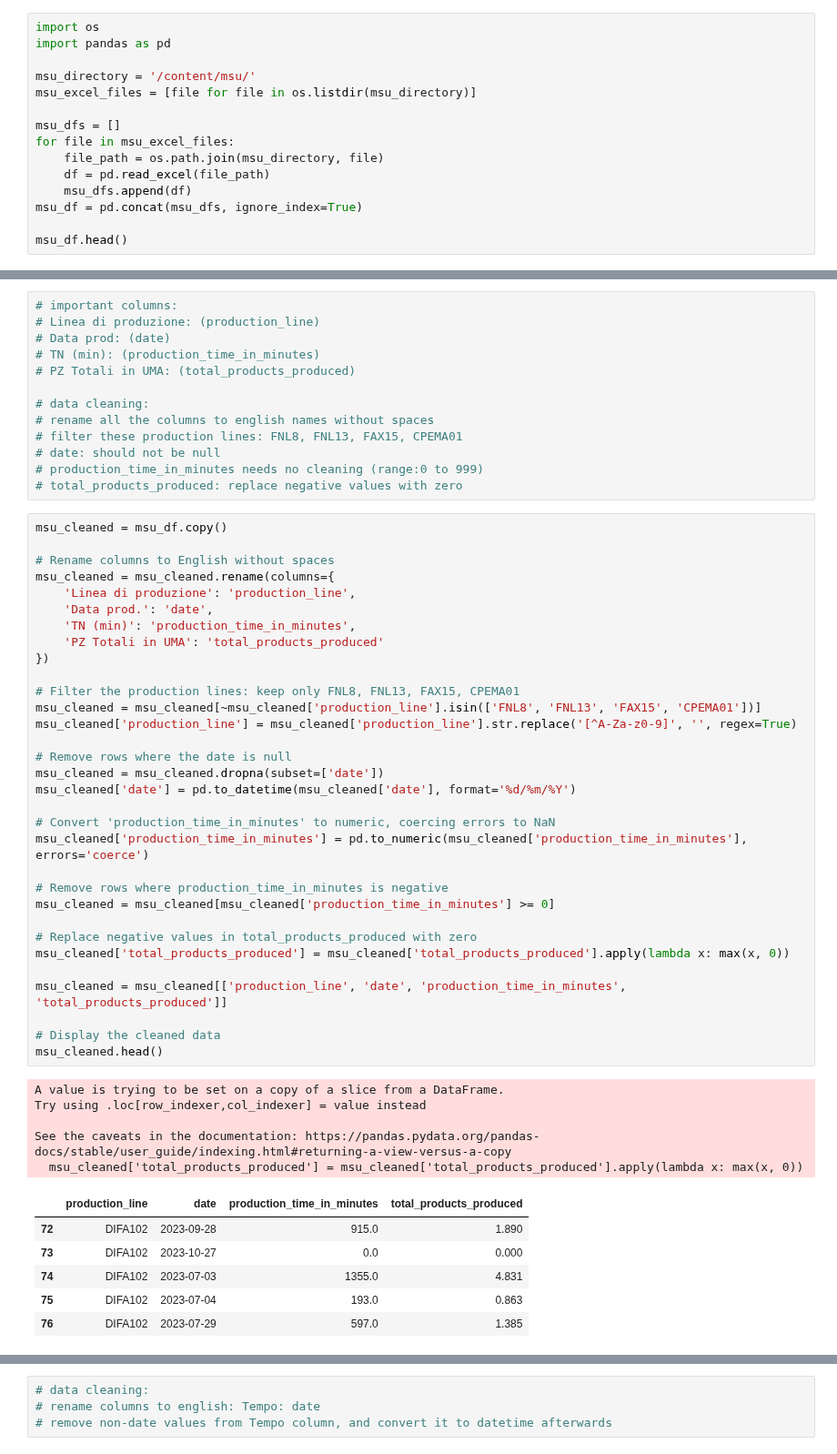
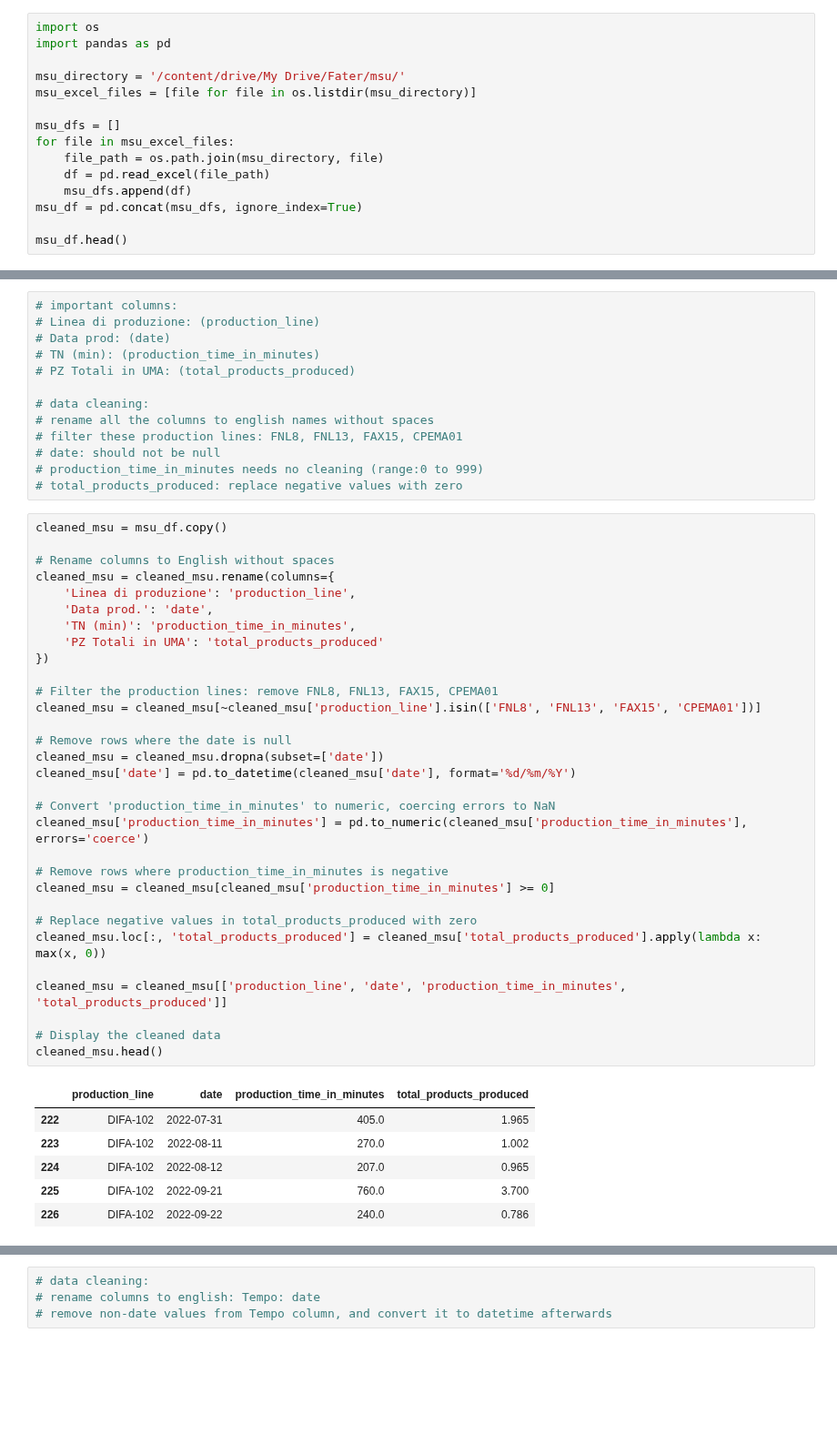
Before and after one commit to NiloofarSoltani-2/Pescara_Energy_Consumption, a Jupyter notebook: Pescara_Energy_Consumption.ipynb, the cells around one changed output, grey strips where cells are left out. Shown at 91% size. Drawn from its saved outputs; the diff is of its cells as text; blank space fills up the shorter version.

```diff
--- a/Pescara_Energy_Consumption.ipynb
+++ b/Pescara_Energy_Consumption.ipynb
@@ -55,7 +40,7 @@ Everything up-to-date
 import os
 import pandas as pd
 
-msu_directory = '/content/msu/'
+msu_directory = '/content/drive/My Drive/Fater/msu/'
 msu_excel_files = [file for file in os.listdir(msu_directory)]
 
 msu_dfs = []
@@ -121,47 +73,41 @@ result.head(100)
 # production_time_in_minutes needs no cleaning (range:0 to 999)
 # total_products_produced: replace negative values with zero
 # %%
-msu_cleaned = msu_df.copy()
+cleaned_msu = msu_df.copy()
 
 # Rename columns to English without spaces
-msu_cleaned = msu_cleaned.rename(columns={
+cleaned_msu = cleaned_msu.rename(columns={
     'Linea di produzione': 'production_line',
     'Data prod.': 'date',
     'TN (min)': 'production_time_in_minutes',
     'PZ Totali in UMA': 'total_products_produced'
 })
 
-# Filter the production lines: keep only FNL8, FNL13, FAX15, CPEMA01
-msu_cleaned = msu_cleaned[~msu_cleaned['production_line'].isin(['FNL8', 'FNL13', 'FAX15', 'CPEMA01'])]
-msu_cleaned['production_line'] = msu_cleaned['production_line'].str.replace('[^A-Za-z0-9]', '', regex=True)
+# Filter the production lines: remove FNL8, FNL13, FAX15, CPEMA01
+cleaned_msu = cleaned_msu[~cleaned_msu['production_line'].isin(['FNL8', 'FNL13', 'FAX15', 'CPEMA01'])]
 
 # Remove rows where the date is null
-msu_cleaned = msu_cleaned.dropna(subset=['date'])
-msu_cleaned['date'] = pd.to_datetime(msu_cleaned['date'], format='%d/%m/%Y')
+cleaned_msu = cleaned_msu.dropna(subset=['date'])
+cleaned_msu['date'] = pd.to_datetime(cleaned_msu['date'], format='%d/%m/%Y')
 
 # Convert 'production_time_in_minutes' to numeric, coercing errors to NaN
-msu_cleaned['production_time_in_minutes'] = pd.to_numeric(msu_cleaned['production_time_in_minutes'], errors='coerce')
+cleaned_msu['production_time_in_minutes'] = pd.to_numeric(cleaned_msu['production_time_in_minutes'], errors='coerce')
 
 # Remove rows where production_time_in_minutes is negative
-msu_cleaned = msu_cleaned[msu_cleaned['production_time_in_minutes'] >= 0]
+cleaned_msu = cleaned_msu[cleaned_msu['production_time_in_minutes'] >= 0]
 
 # Replace negative values in total_products_produced with zero
-msu_cleaned['total_products_produced'] = msu_cleaned['total_products_produced'].apply(lambda x: max(x, 0))
+cleaned_msu.loc[:, 'total_products_produced'] = cleaned_msu['total_products_produced'].apply(lambda x: max(x, 0))
 
-msu_cleaned = msu_cleaned[['production_line', 'date', 'production_time_in_minutes', 'total_products_produced']]
+cleaned_msu = cleaned_msu[['production_line', 'date', 'production_time_in_minutes', 'total_products_produced']]
 
 # Display the cleaned data
-msu_cleaned.head()
+cleaned_msu.head()
 # %% [output]
-A value is trying to be set on a copy of a slice from a DataFrame.
-Try using .loc[row_indexer,col_indexer] = value instead
-
-See the caveats in the documentation: https://pandas.pydata.org/pandas-docs/stable/user_guide/indexing.html#returning-a-view-versus-a-copy
-  msu_cleaned['total_products_produced'] = msu_cleaned['total_products_produced'].apply(lambda x: max(x, 0))
 |  | production_line | date | production_time_in_minutes | total_products_produced |
-| 72 | DIFA102 | 2023-09-28 | 915.0 | 1.890 |
-| 73 | DIFA102 | 2023-10-27 | 0.0 | 0.000 |
-| 74 | DIFA102 | 2023-07-03 | 1355.0 | 4.831 |
-| 75 | DIFA102 | 2023-07-04 | 193.0 | 0.863 |
-| 76 | DIFA102 | 2023-07-29 | 597.0 | 1.385 |
+| 222 | DIFA-102 | 2022-07-31 | 405.0 | 1.965 |
+| 223 | DIFA-102 | 2022-08-11 | 270.0 | 1.002 |
+| 224 | DIFA-102 | 2022-08-12 | 207.0 | 0.965 |
+| 225 | DIFA-102 | 2022-09-21 | 760.0 | 3.700 |
+| 226 | DIFA-102 | 2022-09-22 | 240.0 | 0.786 |
 # %%
```
Also changed, not shown: parts of 23 cells of this notebook.
